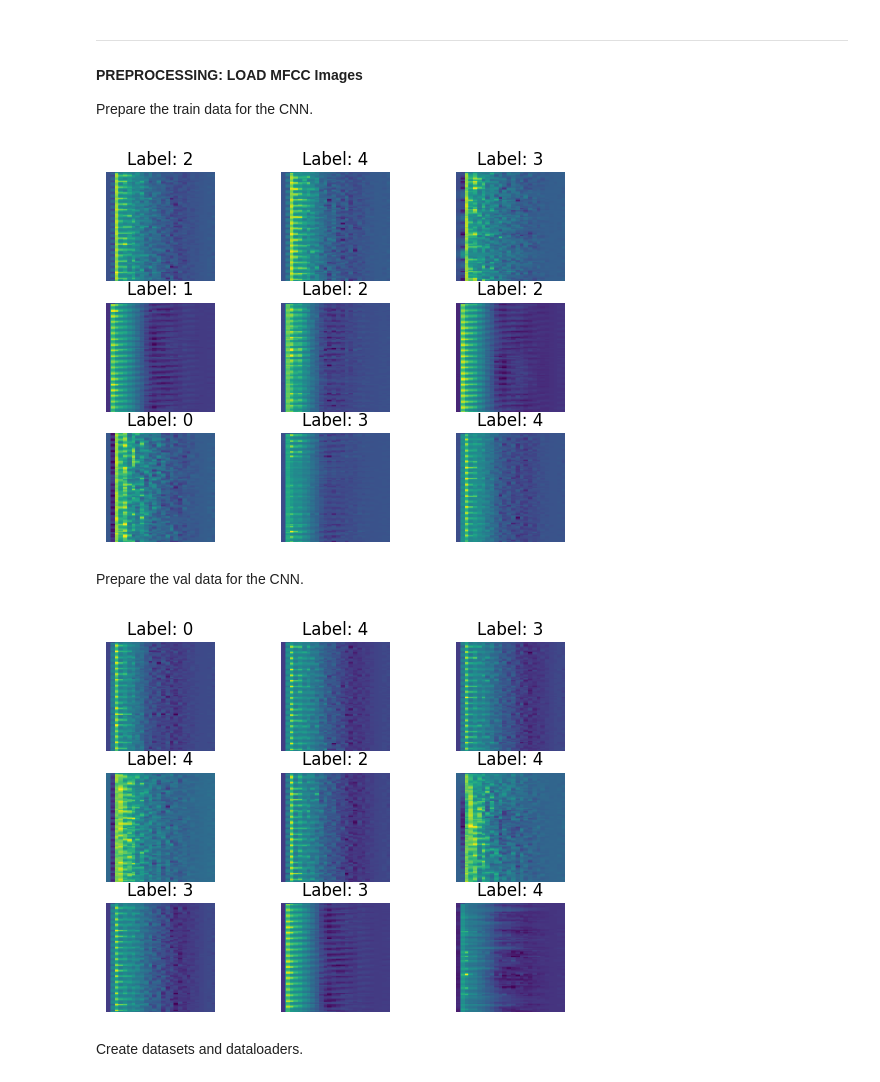
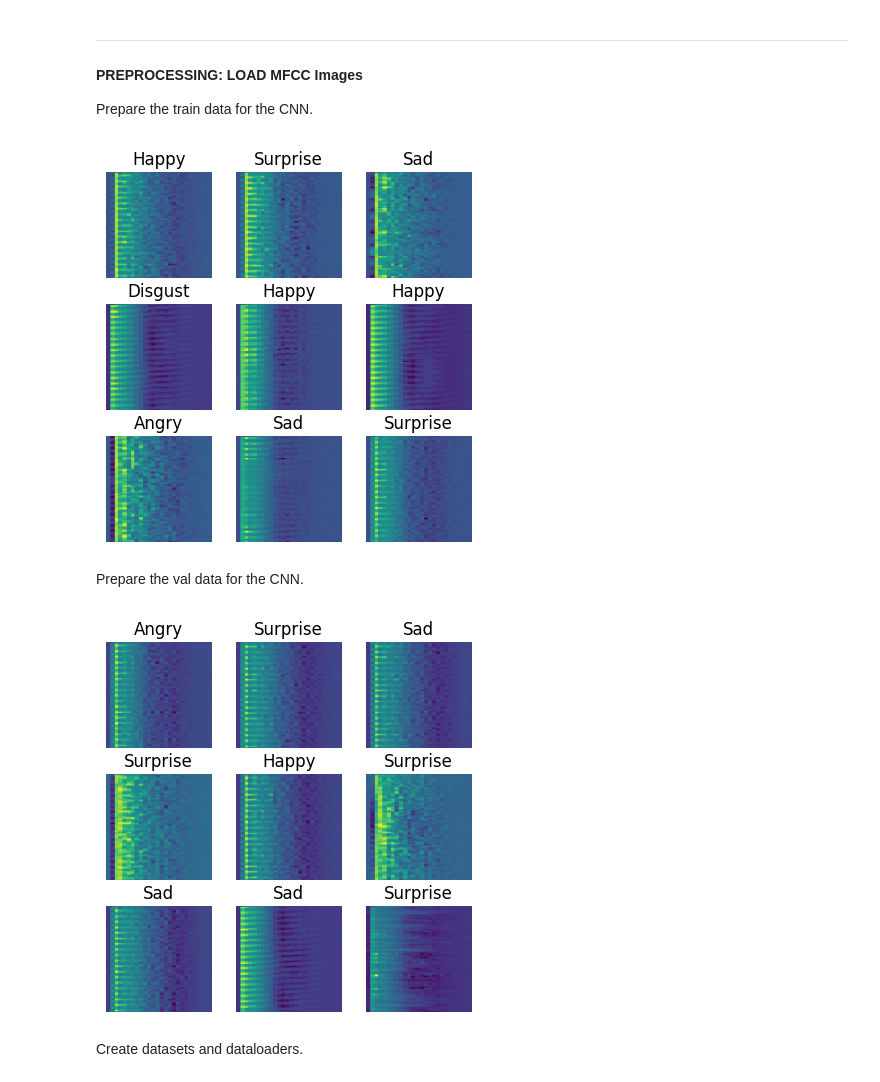
Before and after one commit to ntotikos/botanic-emotion-recognition, a Jupyter notebook: notebooks/src_01_cnn_classifier.ipynb, the cells around one changed output. Saved outputs shown, nothing was run; the diff lists cells and outputs as text; code cells hidden in the pictures.

```diff
--- a/notebooks/src_01_cnn_classifier.ipynb
+++ b/notebooks/src_01_cnn_classifier.ipynb
@@ -130,12 +130,14 @@ for path in tqdm(image_paths):
 # %%
 for i in range(9):
     plt.subplot(3, 3, i + 1)
     plt.imshow(images_train[i])
-    plt.title(f"Label: {labels_train[i]}")  # TODO: adjust this so that class label is extracted from file label.
+    plt.title(f"{map_int_to_label(labels_train[i])}")
     plt.axis("off")
+plt.subplots_adjust(hspace=0.25)
+plt.subplots_adjust(wspace=-0.45)
 plt.show()
 # %% [output]
-[figure, old version]
+[figure, new version]
 # %% [markdown]
 Prepare the val data for the CNN.
 # %%
@@ -159,14 +161,18 @@ for path_val in tqdm(image_paths_val):
     images_val.append(img_array_val)
     labels_val.append(label_val)
 # %%
+# plots inspired by https://www.kaggle.com/code/christianlillelund/classify-mnist-audio-using-spectrograms-keras-cnn
 for i in range(9):
     plt.subplot(3, 3, i + 1)
     plt.imshow(images_val[i])
-    plt.title(f"Label: {labels_val[i]}")  # TODO: adjust this so that class label is extracted from file label.
+    plt.title(f"{map_int_to_label(labels_val[i])}")
     plt.axis("off")
+plt.subplots_adjust(hspace=0.25)
+plt.subplots_adjust(wspace=-0.45)
+
 plt.show()
 # %% [output]
-[figure, old version]
+[figure, new version]
 # %% [markdown]
 Create datasets and dataloaders.
 # %%
```
Also changed, not shown: parts of 11 cells of this notebook, 1 other file.
